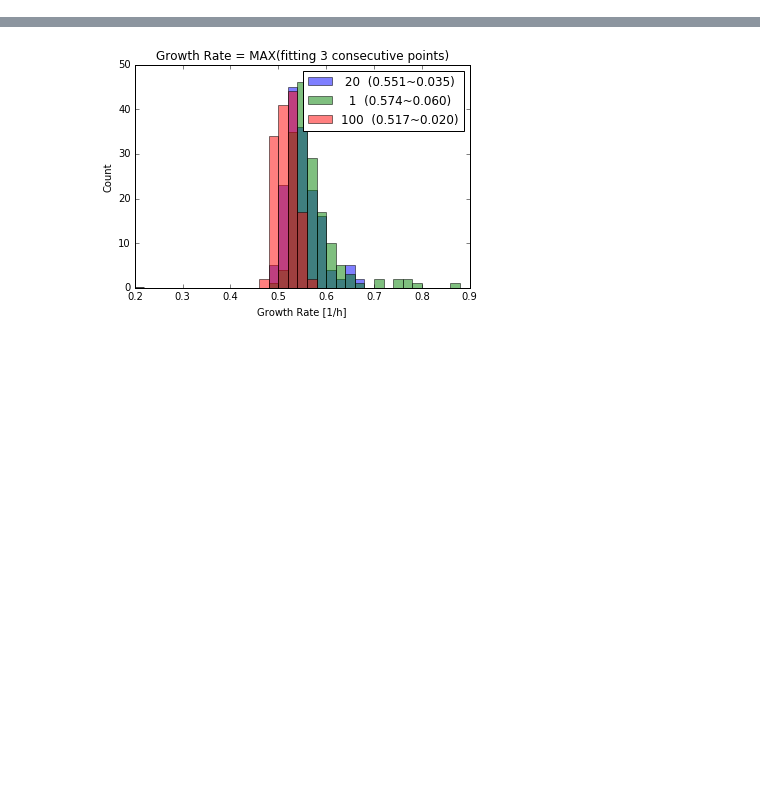
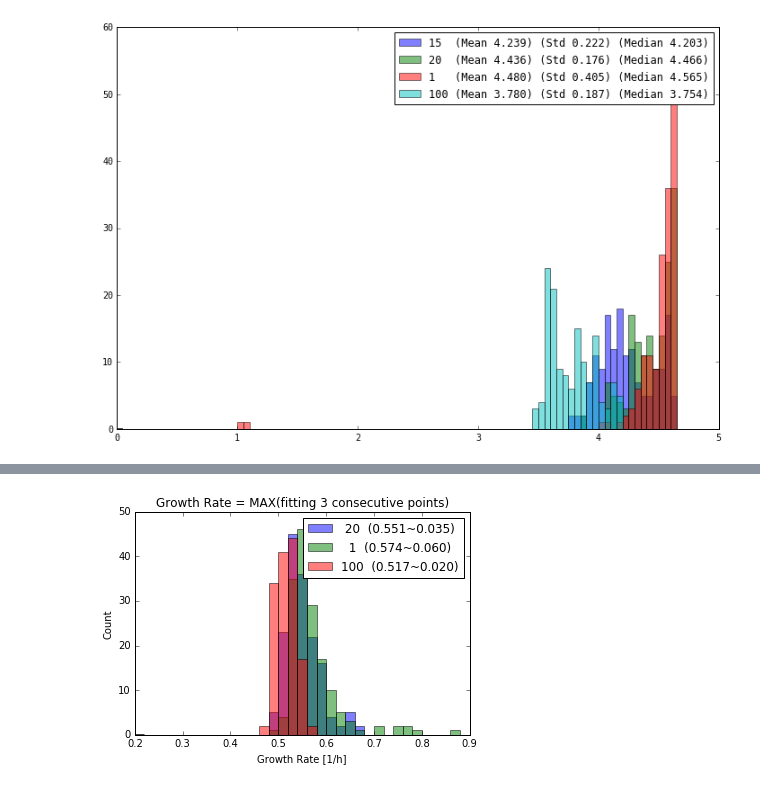
Before and after one commit to lukasgeyrhofer/millifluidcs, a Jupyter notebook: qbio/analysis_170810.ipynb, the cells around one changed output, grey strips where cells are left out. Saved outputs shown, nothing was run; the diff lists cells and outputs as text; code cells hidden in the pictures; blank space fills up the shorter version.

```diff
--- a/qbio/analysis_170810.ipynb
+++ b/qbio/analysis_170810.ipynb
@@ -45,0 +57,18 @@ plt.show()
+# %%
+allowedlabels = ['1','15','20','100']
+
+lgnd = list()
+
+for label,trajectories in data:
+    if label in allowedlabels:
+        y = list()
+        for t in trajectories:
+            y.append(np.max(t[:,1]))
+
+
+        plt.hist(y,range=(0,5),bins=100,alpha=.5)
+        lgnd.append('{:3s} (Mean {:.3f}) (Std {:.3f}) (Median {:.3f})'.format(label,np.mean(y),np.std(y),np.median(y)))
+plt.legend(lgnd)
+plt.show()
+# %% [output]
+[figure, added]
```
Also changed, not shown: parts of 8 cells of this notebook.
